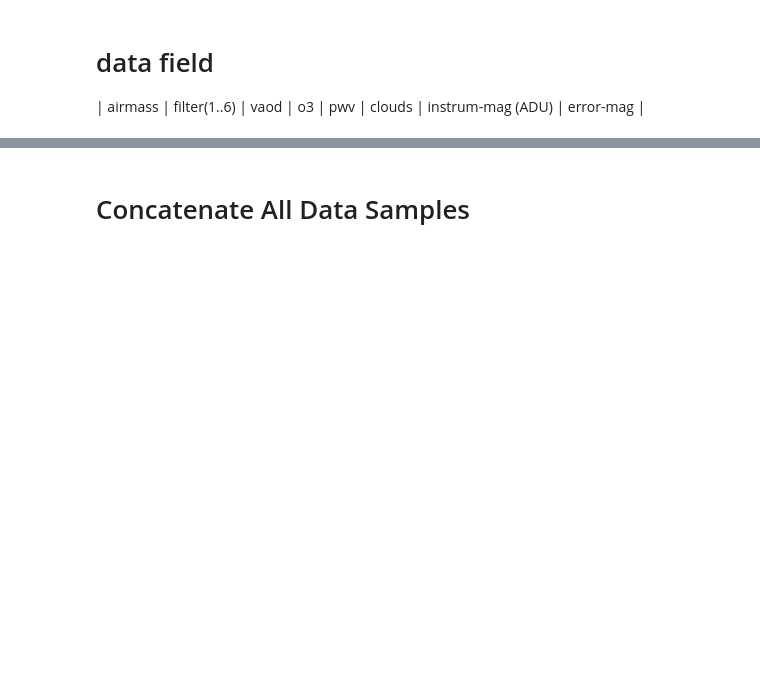
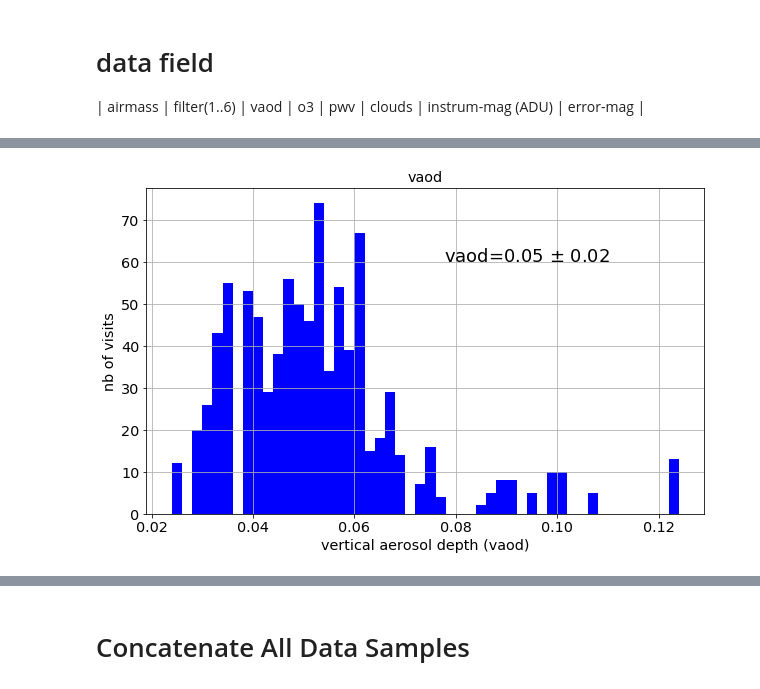
Before and after one commit to LSSTDESC/OpenAtmMiniDataChallenge, a Jupyter notebook: CorrelationSimResultAtmosphere.ipynb, the cells around one changed output, grey strips where cells are left out. Saved outputs shown, nothing was run; the diff lists cells and outputs as text; code cells hidden in the pictures; blank space fills up the shorter version.

```diff
--- a/CorrelationSimResultAtmosphere.ipynb
+++ b/CorrelationSimResultAtmosphere.ipynb
@@ -111,0 +103,10 @@ array([[<matplotlib.axes._subplots.AxesSubplot object at 0x...>]], dtype=object)
+# %%
+m,sig,amin,amax=df["vaod"].describe()["mean"],df["vaod"].describe()["std"],df["vaod"].describe()["min"],df["vaod"].describe()["max"]
+thelabel="vaod={:3.2f} $\pm$ {:3.2f}".format(m,sig)
+axarr=df.hist('vaod',bins=50,color='b')
+for ax in axarr.flatten():
+    ax.set_xlabel("vertical aerosol depth (vaod)")
+    ax.set_ylabel("nb of visits")
+    ax.text((amin+amax)/2.+0.02, 60, thelabel, ha='center',fontsize=18)
+# %% [output]
+[figure, added]
```
Also changed, not shown: parts of 16 cells of this notebook, 1 other file.
